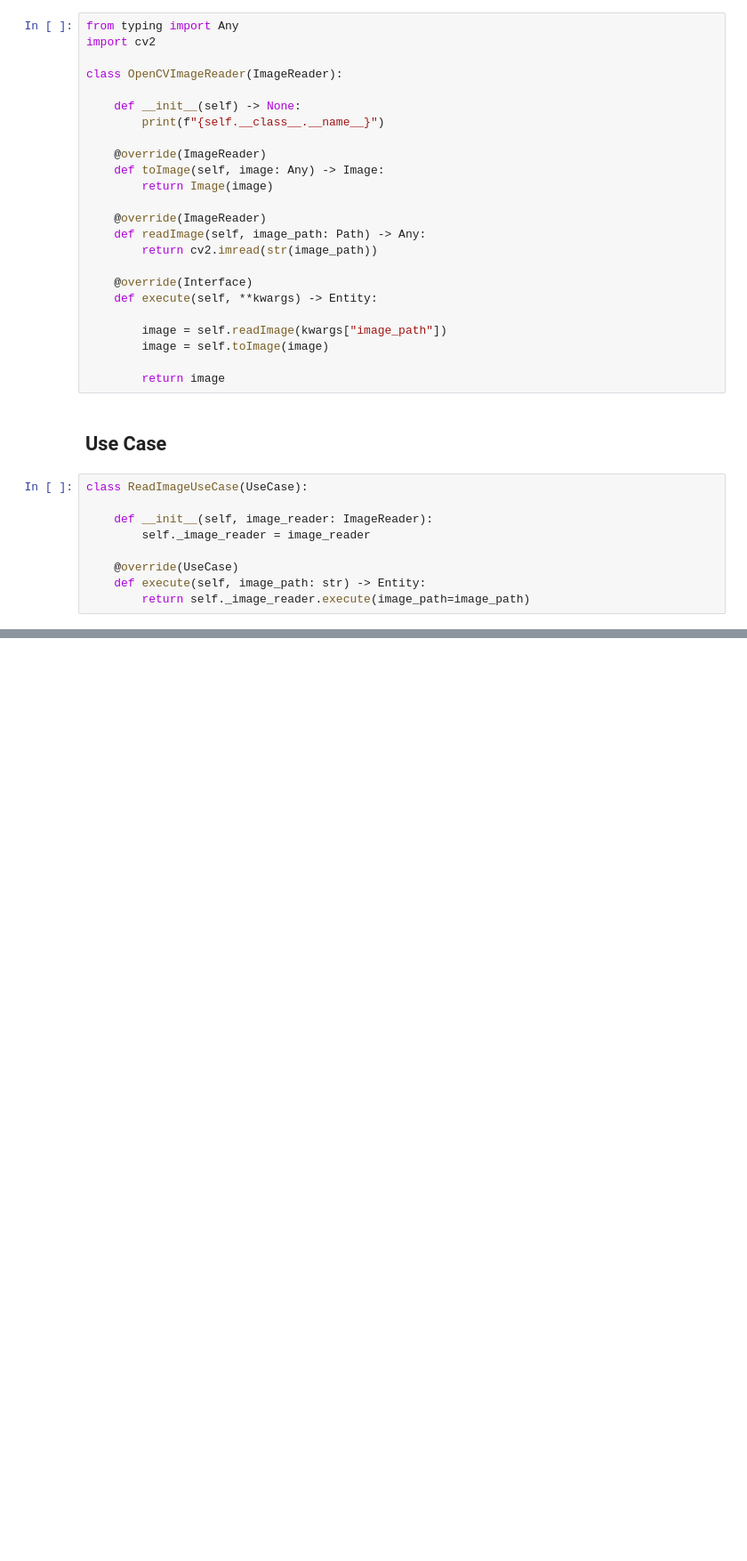
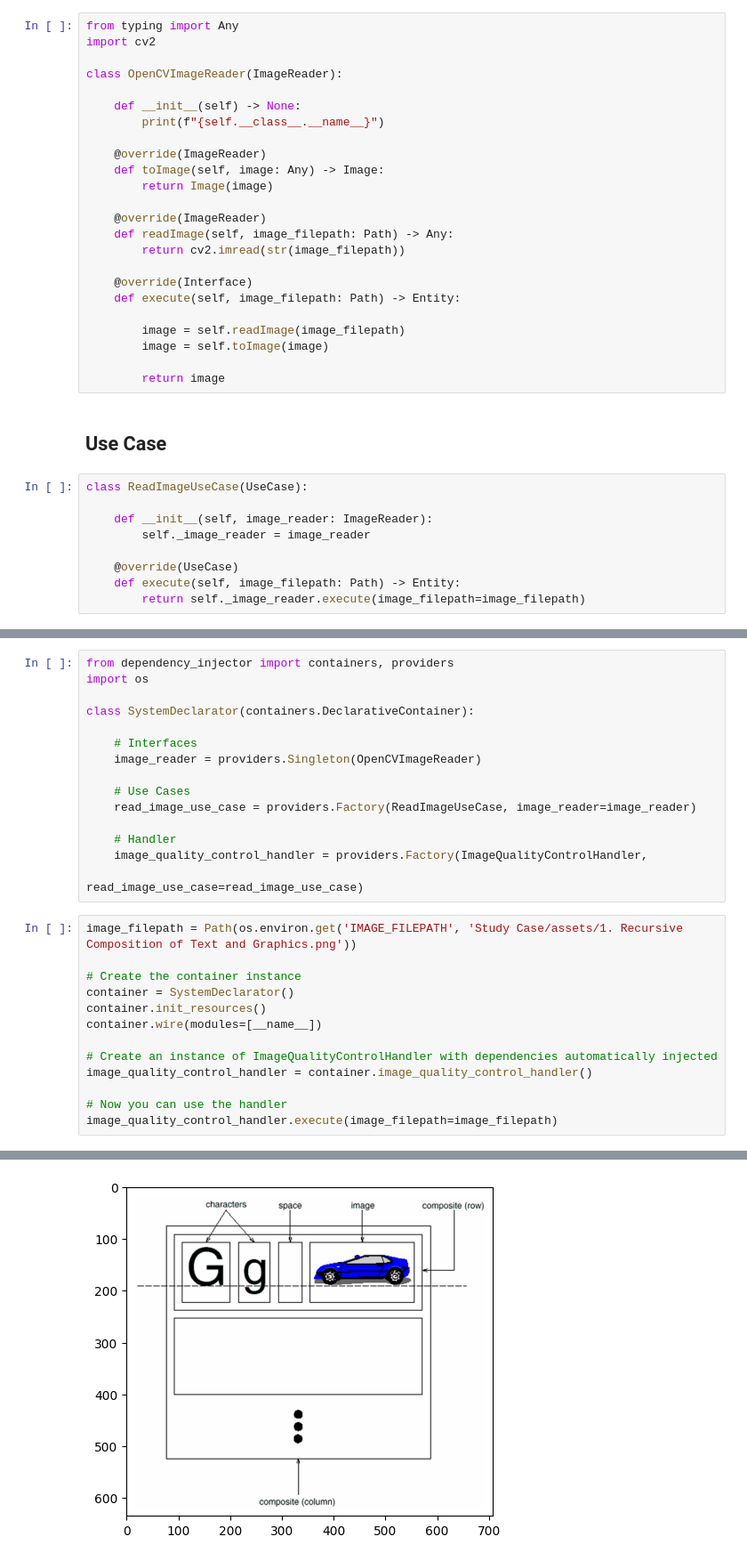
Before and after one commit to ashryramadhan10/DesignPatterns, a Jupyter notebook: Clean Architecture.ipynb, the cells around one changed output, grey strips where cells are left out. Shown at 89% size. Saved outputs shown, nothing was run; the diff lists cells and outputs as text; blank space fills up the shorter version.

```diff
--- a/Clean Architecture.ipynb
+++ b/Clean Architecture.ipynb
@@ -108,13 +96,13 @@ class OpenCVImageReader(ImageReader):
         return Image(image)
 
     @override(ImageReader)
-    def readImage(self, image_path: Path) -> Any:
-        return cv2.imread(str(image_path))
+    def readImage(self, image_filepath: Path) -> Any:
+        return cv2.imread(str(image_filepath))
 
     @override(Interface)
-    def execute(self, **kwargs) -> Entity:
+    def execute(self, image_filepath: Path) -> Entity:
 
-        image = self.readImage(kwargs["image_path"])
+        image = self.readImage(image_filepath)
         image = self.toImage(image)
 
         return image
@@ -127,5 +115,5 @@ class ReadImageUseCase(UseCase):
         self._image_reader = image_reader
 
     @override(UseCase)
-    def execute(self, image_path: str) -> Entity:
-        return self._image_reader.execute(image_path=image_path)
+    def execute(self, image_filepath: Path) -> Entity:
+        return self._image_reader.execute(image_filepath=image_filepath)
@@ -131,0 +142,29 @@ class ReadImageUseCase(UseCase):
+# %%
+from dependency_injector import containers, providers
+import os
+
+class SystemDeclarator(containers.DeclarativeContainer):
+
+    # Interfaces
+    image_reader = providers.Singleton(OpenCVImageReader)
+
+    # Use Cases
+    read_image_use_case = providers.Factory(ReadImageUseCase, image_reader=image_reader)
+
+    # Handler
+    image_quality_control_handler = providers.Factory(ImageQualityControlHandler,
+                                                      read_image_use_case=read_image_use_case)
+# %%
+image_filepath = Path(os.environ.get('IMAGE_FILEPATH', 'Study Case/assets/1. Recursive Composition of Text and Graphics.png'))
+
+# Create the container instance
+container = SystemDeclarator()
+container.init_resources()
+container.wire(modules=[__name__])
+
+# Create an instance of ImageQualityControlHandler with dependencies automatically injected
+image_quality_control_handler = container.image_quality_control_handler()
+
+# Now you can use the handler
+image_quality_control_handler.execute(image_filepath=image_filepath)
+# %% [output]
@@ -131,0 +172 @@ class ReadImageUseCase(UseCase):
+[figure, added]
```
Also changed, not shown: parts of 5 cells of this notebook.
